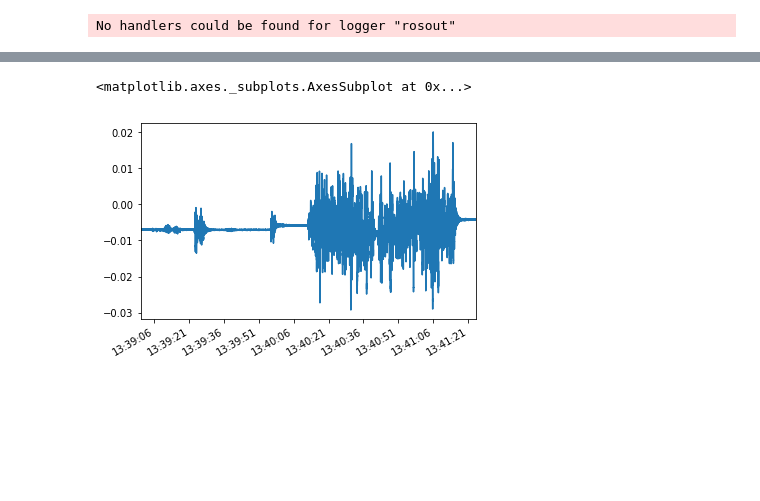
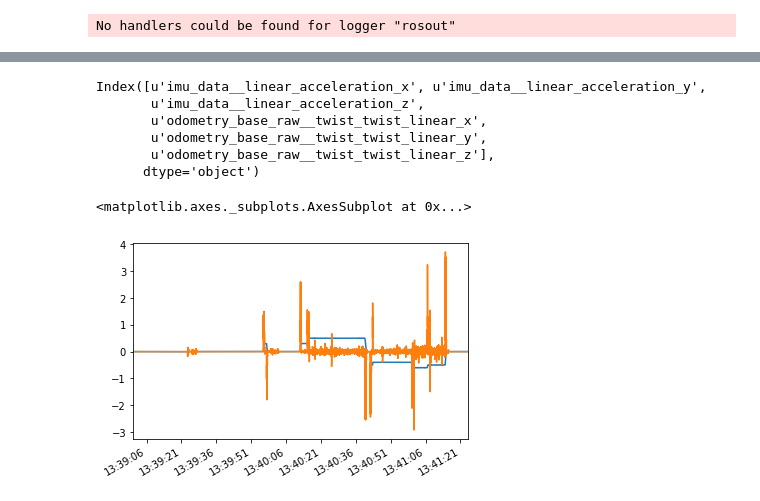
Before and after one commit to marc-hanheide/jupyter-notebooks, a Jupyter notebook: ROSbag_pandas.ipynb, the cells around one changed output, grey strips where cells are left out. Drawn from its saved outputs; the diff is of its cells as text; code cells hidden in the pictures; blank space fills up the shorter version.

```diff
--- a/ROSbag_pandas.ipynb
+++ b/ROSbag_pandas.ipynb
@@ -54,4 +54,4 @@ No handlers could be found for logger "rosout"
 # %%
 #!curl 'https://lcas.lincoln.ac.uk/owncloud/index.php/s/j8TdpaKDIV7iJVW/download?path=%2F&files=2019-06-26-15-38-59.bag&downloadStartSecret=2n36zxq8jqv' -H 'Connection: keep-alive' -H 'Pragma: no-cache' -H 'Cache-Control: no-cache' -H 'Upgrade-Insecure-Requests: 1' -H 'User-Agent: Mozilla/5.0 (Macintosh; Intel Mac OS X 10_13_6) AppleWebKit/537.36 (KHTML, like Gecko) Chrome/76.0.3809.46 Safari/537.36' -H 'Sec-Fetch-Mode: navigate' -H 'Sec-Fetch-User: ?1' -H 'Accept: text/html,application/xhtml+xml,application/xml;q=0.9,image/webp,image/apng,*/*;q=0.8,application/signed-exchange;v=b3' -H 'Sec-Fetch-Site: same-origin' -H 'Accept-Encoding: gzip, deflate, br' -H 'Accept-Language: en-GB,en-US;q=0.9,en;q=0.8,de;q=0.7' -H 'Cookie: oc_sessionPassphrase=LqUmDcJ8UdXRdeFjtoygOreWMJ3jEhS7mS4J%2Fwpv%2BGgfdUY%2Ffi00grjq2hpsnchPX2Bz19vdj%2FYF%2B2rjfD%2FLCjyeG2sDmcp%2FdtRDu4SYFztqsDbS8fM%2B6zQooFWKwDmX; 52f1fb9ec028b=vtnmqfsv9dfd7ej8neqehjs8q2; _ga=GA1.3.829609772.1562086655; _gid=GA1.3.855889859.1562086655; jupyterhub-session-id=3f18171364b64b9e840b18425196d26c; _xsrf=2|ab601de3|bdf3ea6e1189c1581d8a428ce8693378|1562139981' --compressed > /tmp/bag.bag
 
-dataframe = rosbag_pandas.bag_to_dataframe('/tmp/bag.bag', include='/imu/data.*')
+dataframe = rosbag_pandas.bag_to_dataframe('/tmp/bag.bag', include=['/imu/data', '/odometry/base_raw'])
@@ -79,5 +58,32 @@ display(dataframe)
-# %%
-dataframe['imu_data__linear_acceleration_y'].plot()
-# %% [output]
-<matplotlib.axes._subplots.AxesSubplot at 0x...>
-[figure, removed]
+# %%
+df = dataframe.filter(regex=(".*linear.*_[xyz]"))
+display(df.columns)
+#smooth = df.ewm(span = 5).mean()
+#smooth[u'imu_data__linear_acceleration_x'].plot()
+# %% [output]
+Index([u'imu_data__linear_acceleration_x', u'imu_data__linear_acceleration_y',
+       u'imu_data__linear_acceleration_z',
+       u'odometry_base_raw__twist_twist_linear_x',
+       u'odometry_base_raw__twist_twist_linear_y',
+       u'odometry_base_raw__twist_twist_linear_z'],
+      dtype='object')
+# %%
+df = df.sort_index()
+
+
+df_odom_ax = df['odometry_base_raw__twist_twist_linear_x']
+#df_odom_ax = df_odom_ax[df_odom_ax.notnull()]
+df_odom_ax = df_odom_ax.interpolate(axis=0, method='linear')
+
+df_odom_dax = df_odom_ax.diff() / df_odom_ax.index.to_series().diff().dt.total_seconds()
+#display(df.index.to_series().diff().dt.total_seconds())
+#display(df_odom_dax)
+# %%
+#display(df_odom_ax)
+df_odom_ax.plot()
+df_odom_dax.plot()
+#df_odom_ax.index.to_series().diff().plot()
+#(smooth[u'imu_data__linear_acceleration_x']).plot()
+# %% [output]
+<matplotlib.axes._subplots.AxesSubplot at 0x...>
+[figure, added]
```
Also changed, not shown: parts of 3 cells of this notebook, 1 other file.
